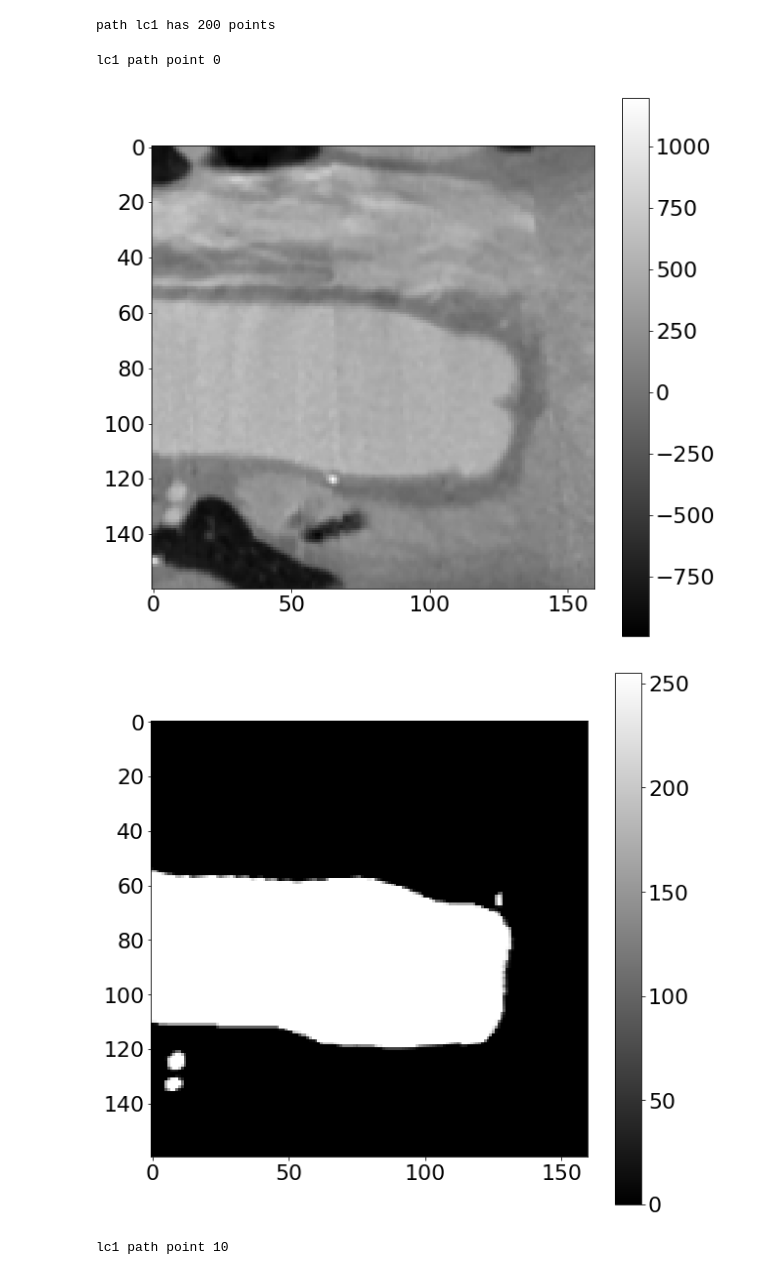
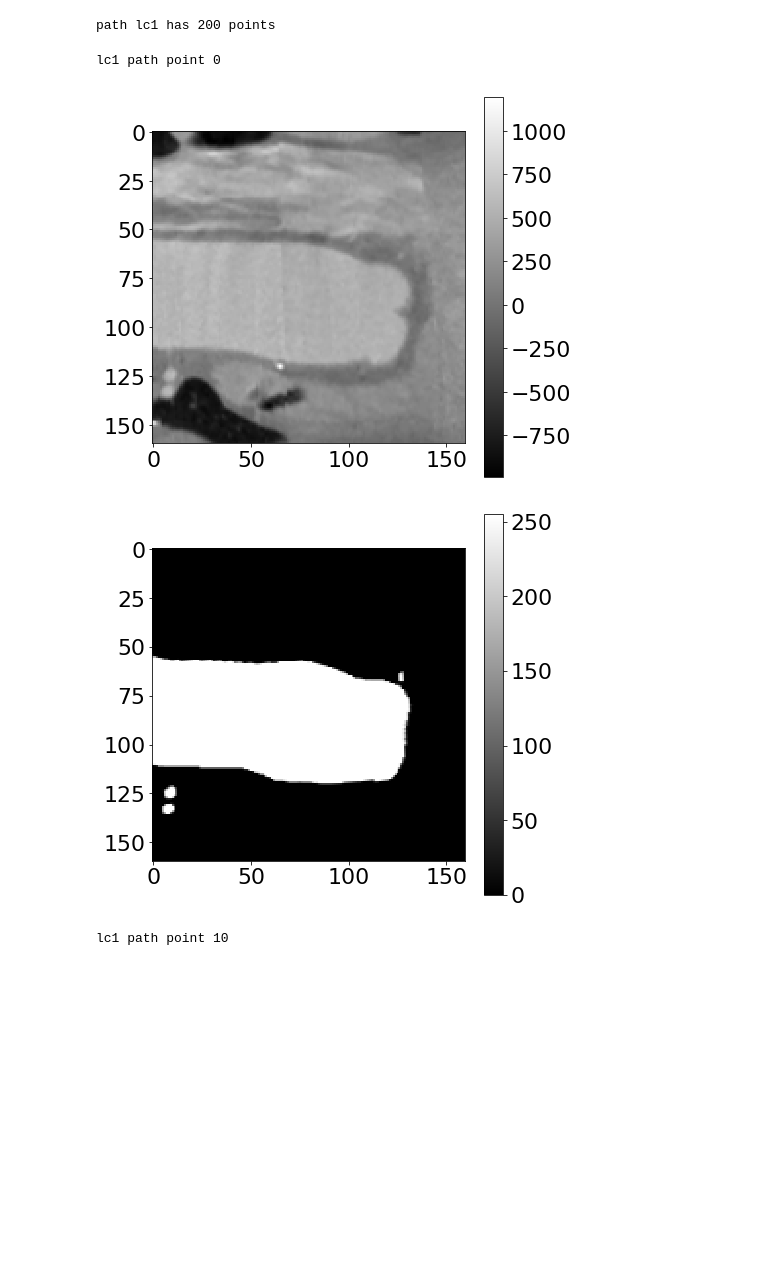
Before and after one commit to noahfields1/seg_regression, a Jupyter notebook: explore_vascular_data.ipynb, the cells around one changed output. Saved outputs shown, nothing was run; the diff lists cells and outputs as text; code cells hidden in the pictures; blank space fills up the shorter version.

```diff
--- a/explore_vascular_data.ipynb
+++ b/explore_vascular_data.ipynb
@@ -165,27 +165,27 @@ path lc1 has 200 points
 # %%
 INTERVAL = 10
 for i in range(0, n_points, INTERVAL):
     print("{} path point {}".format(name,i))
     point = points[i]
 
     p = point[:3]
     n = point[3:6]
     v = point[6:9]
 
     x = image_sv.get_reslice(p,n,v)
     y = seg_sv.get_reslice(p,n,v)
 
-    plt.figure(figsize=(10,10))
+    plt.figure(figsize=(7,7))
     plt.imshow(x, cmap='gray')
     plt.colorbar()
     plt.show()
 
-    plt.figure(figsize=(10,10))
+    plt.figure(figsize=(7,7))
     plt.imshow(y, cmap='gray')
     plt.colorbar()
     plt.show()
 # %% [output]
 lc1 path point 0
-[figure, old version]
+[figure, new version]
-[figure, old version]
+[figure, new version]
 lc1 path point 10
```
Also changed, not shown: parts of 4 cells of this notebook, 3 other files.
